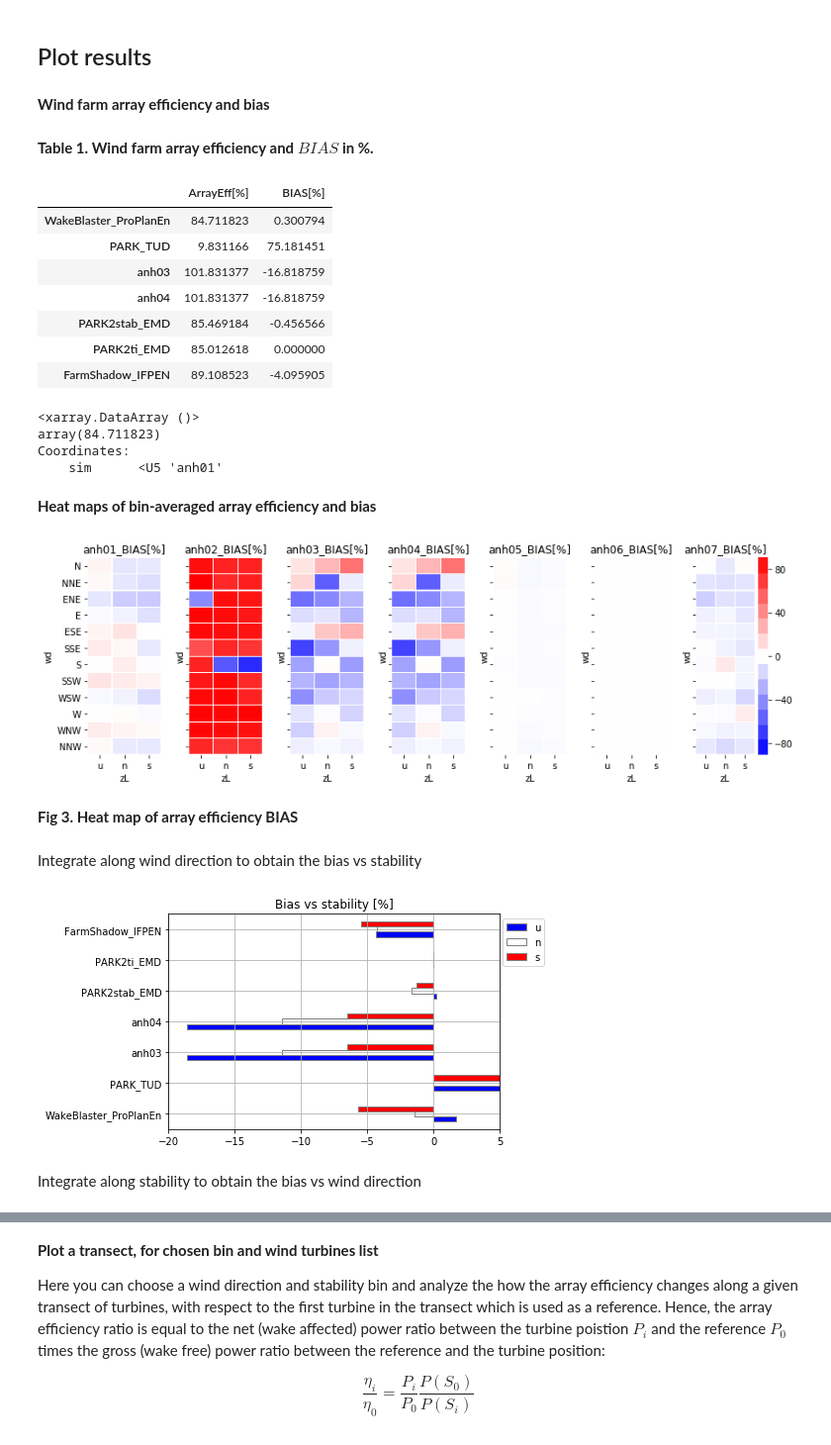
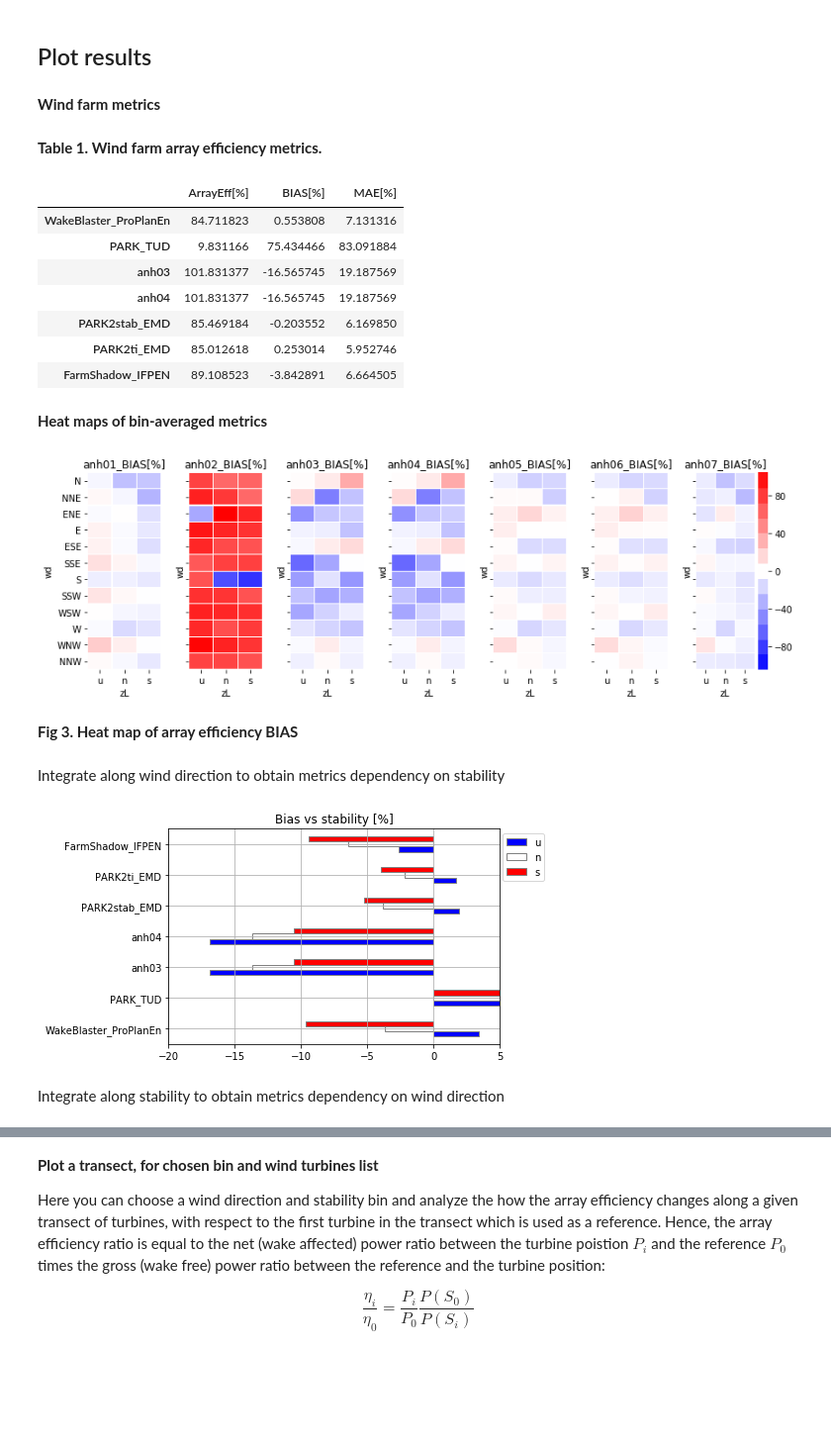
Before and after one commit to CENER-EPR/OWAbench_obsolete, a Jupyter notebook: Anholt_ArrayEfficiency.ipynb, the cells around one changed output, grey strips where cells are left out. Shown at 99% size. Cells and saved outputs as stored; diff of their text form; code cells hidden in the pictures; blank space fills up the shorter version.

```diff
--- a/Anholt_ArrayEfficiency.ipynb
+++ b/Anholt_ArrayEfficiency.ipynb
@@ -196,7 +196,7 @@ except IOError:
 # %% [markdown]
 If no validation data is available, do code to code comparison by selecting a reference simulation to compare against:
 # %%
-ref_sim = 5     # ref_sim = 0 when you compare with validation data
+ref_sim = 0     # ref_sim = 0 when you compare with validation data
 
 if ref_sim == 0:
     ref_P = obs_P
@@ -228,81 +226,81 @@ for each turbine and wind farm per bin and integrated for the whole wind distrib
 #init the arrays
 sim_eta = bin_avrg.array_init(('sim', 'wd','zL'))
 bias = bin_avrg.array_init(('sim', 'wd','zL'))
+mae = bin_avrg.array_init(('sim', 'wd','zL'))
 dif_std = bin_avrg.array_init(('sim', 'wd','zL'))
+sim_eta_tot = bin_avrg.array_init(('sim',))
 bias_tot = bin_avrg.array_init(('sim',))
-mae = bin_avrg.array_init(('sim',))
+mae_tot = bin_avrg.array_init(('sim',))
 len_array = np.vectorize(len)
 bin_sizes = len_array(ts_bin_map)
 sum_bin_sizes = bin_sizes.sum()
 meso_P_sum = np.sum(meso_P,axis=0)
 
-# Wind farm efficiency and bias
-ref_eta = np.sum(ref_P,axis=0) / meso_P_sum * 100 # axis=0 are turbines
+# Wind farm metrics
+ref_eta = 100*np.sum(ref_P,axis=0) / meso_P_sum  # axis=0 are turbines
 
 ref_dif_std = np.mean(ref_P_std - meso_P_std,axis=0)
 for isim in range(n_sim):
-    sim_eta[isim] = np.sum(sim_P[isim],axis=0) / meso_P_sum
+    sim_eta[isim] = 100*np.sum(sim_P[isim],axis=0) / meso_P_sum
     bias[isim] = ref_eta - sim_eta[isim]
+    mae[isim] = np.absolute(bias[isim])
     if sim_P_std[isim] is not None:
         dif_std[isim] = np.mean(sim_P_std[isim] - ref_P_std,axis=0)
 
+    sim_eta_tot[isim] = (sim_eta[isim]*bin_sizes).sum()/sum_bin_sizes
     bias_tot[isim] = (bias[isim]*bin_sizes).sum()/sum_bin_sizes
-    mae[isim] = (np.absolute(bias[isim])*bin_sizes).sum()/sum_bin_sizes
+    mae_tot[isim] = (mae[isim]*bin_sizes).sum()/sum_bin_sizes
 
-# Efficiency and bias per wind turbine
+# Wind turbine metrics
 sim_eta_wt = bin_avrg.array_init(('sim', 'wt','wd','zL'))
 bias_wt = bin_avrg.array_init(('sim', 'wt','wd','zL'))
+mae_wt = bin_avrg.array_init(('sim', 'wt','wd','zL'))
 
-ref_eta_wt = ref_P / meso_P
-ref_eta_std_wt = ref_P_std / meso_P
+ref_eta_wt = 100*ref_P / meso_P
+ref_eta_std_wt = 100*ref_P_std / meso_P
 
 for isim in range(n_sim):
-    sim_eta_wt[isim] = sim_P[isim] / meso_P
+    sim_eta_wt[isim] = 100*sim_P[isim] / meso_P
     bias_wt[isim] = ref_eta_wt - sim_eta_wt[isim]
+    mae_wt[isim] = np.absolute(bias_wt[isim])
 # %% [markdown]
 ## Plot results
 # %% [markdown]
-**Wind farm array efficiency and bias**
+**Wind farm metrics**
 # %%
-Metrics = pd.DataFrame(np.zeros((n_sim,2)),
-                       columns = ['ArrayEff[%]','BIAS[%]'],
+Metrics = pd.DataFrame(np.zeros((n_sim,3)),
+                       columns = ['ArrayEff[%]','BIAS[%]','MAE[%]'],
                        index = sim_name)
 for isim in range(n_sim):
-    Metrics.loc[sim_name[isim],'ArrayEff[%]'] = np.sum(np.sum(sim_eta[isim]*N_WDzL_speed,axis=1))/Nval
-    Metrics.loc[sim_name[isim],'BIAS[%]'] = np.sum(np.sum(bias[isim]*N_WDzL_speed,axis=1))/Nval
+    Metrics.loc[sim_name[isim],'ArrayEff[%]'] = sim_eta_tot[isim]
+    Metrics.loc[sim_name[isim],'BIAS[%]'] = bias_tot[isim]
+    Metrics.loc[sim_name[isim],'MAE[%]'] = mae_tot[isim]
 
-tablecaption = ("**Table 1. Wind farm array efficiency and $BIAS$ in %.**")
+tablecaption = ("**Table 1. Wind farm array efficiency metrics.**")
 display(Markdown(tablecaption))
 display(Metrics)
 # %% [output]
-**Table 1. Wind farm array efficiency and $BIAS$ in %.**
+**Table 1. Wind farm array efficiency metrics.**
-|  | ArrayEff[%] | BIAS[%] |
-| WakeBlaster_ProPlanEn | 84.711823 | 0.300794 |
-| PARK_TUD | 9.831166 | 75.181451 |
-| anh03 | 101.831377 | -16.818759 |
-| anh04 | 101.831377 | -16.818759 |
-| PARK2stab_EMD | 85.469184 | -0.456566 |
-| PARK2ti_EMD | 85.012618 | 0.000000 |
-| FarmShadow_IFPEN | 89.108523 | -4.095905 |
+|  | ArrayEff[%] | BIAS[%] | MAE[%] |
+| WakeBlaster_ProPlanEn | 84.711823 | 0.553808 | 7.131316 |
+| PARK_TUD | 9.831166 | 75.434466 | 83.091884 |
+| anh03 | 101.831377 | -16.565745 | 19.187569 |
+| anh04 | 101.831377 | -16.565745 | 19.187569 |
+| PARK2stab_EMD | 85.469184 | -0.203552 | 6.169850 |
+| PARK2ti_EMD | 85.012618 | 0.253014 | 5.952746 |
+| FarmShadow_IFPEN | 89.108523 | -3.842891 | 6.664505 |
-# %%
-np.sum(np.sum(sim_eta[0]*N_WDzL_speed,axis=1))/Nval
-# %% [output]
-<xarray.DataArray ()>
-array(84.711823)
-Coordinates:
-    sim      <U5 'anh01'
 # %% [markdown]
-**Heat maps of bin-averaged array efficiency and bias**
+**Heat maps of bin-averaged metrics**
 # %%
 figcaption = "**Fig 3. Heat map of array efficiency BIAS**"
 title = "_BIAS[%]"
 bin_avrg.plot_heatmaps(bias, sub_plt_size = (1.7,4),n_plot_cols = 7,
                        figcaption = figcaption, title=title)
 # %% [output]
-[figure, old version]
+[figure, new version]
 **Fig 3. Heat map of array efficiency BIAS**
 # %% [markdown]
-Integrate along wind direction to obtain the bias vs stability
+Integrate along wind direction to obtain metrics dependency on stability
 # %%
 bias_zL = (np.sum(bias,axis=1)/len(WDbins)).to_pandas() # bias vs stability [%]
 ax = bias_zL.plot.barh(rot=0, grid=1, colormap = 'bwr', edgecolor = 'grey',
@@ -314,9 +312,9 @@ ax.set_xlim([-20,5]); # use this to leave outliers out
 
 #bias_zL # uncomment to show table
 # %% [output]
-[figure, old version]
+[figure, new version]
 # %% [markdown]
-Integrate along stability to obtain the bias vs wind direction
+Integrate along stability to obtain metrics dependency on wind direction
 # %%
 bias_WD = (np.sum(bias,axis=2)/len(zLbins)).transpose().to_pandas() # bias vs wind direction [%]
 ax = bias_WD.plot(rot=0, grid=1, figsize = (12,4),
```
Also changed, not shown: parts of 5 cells of this notebook.
